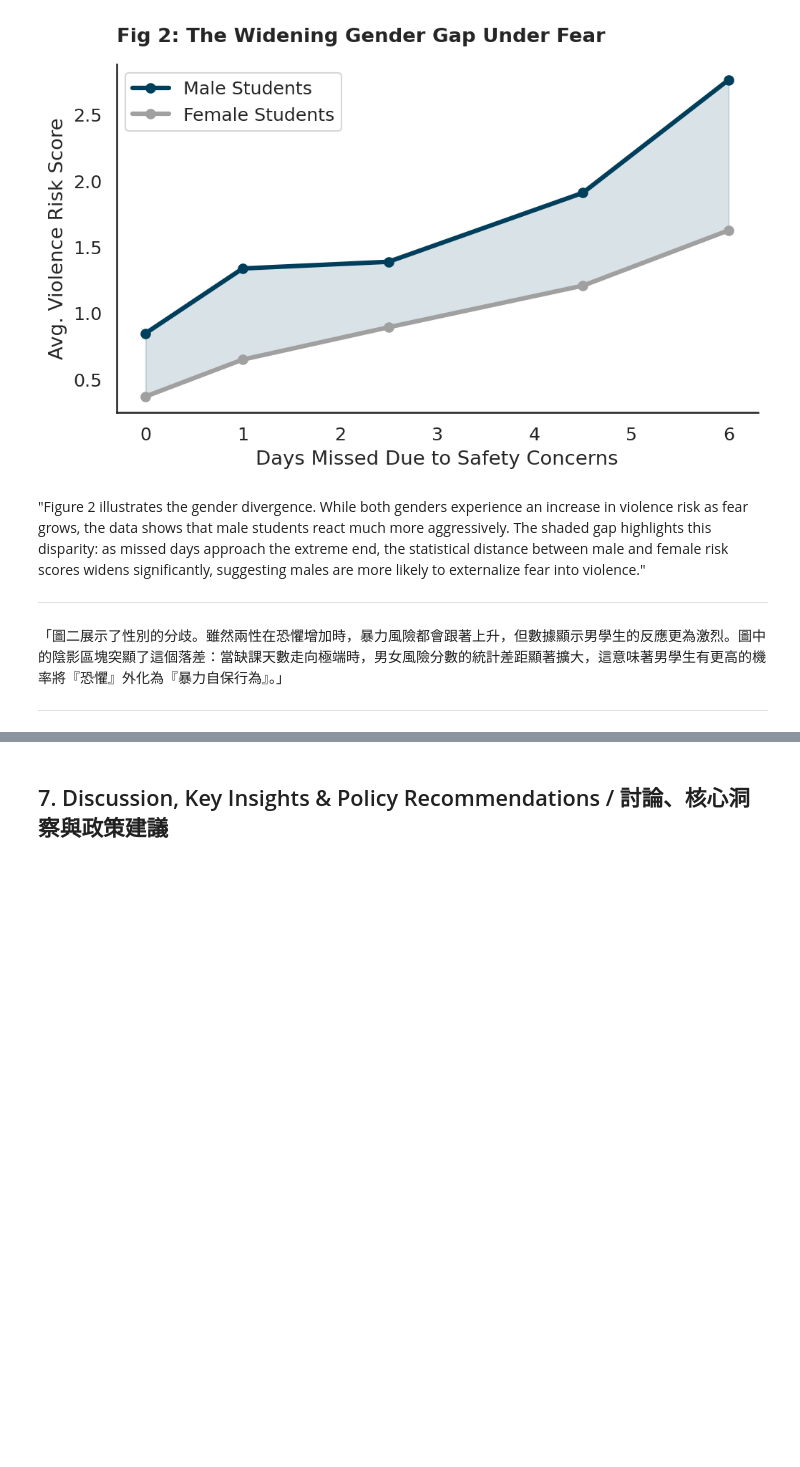
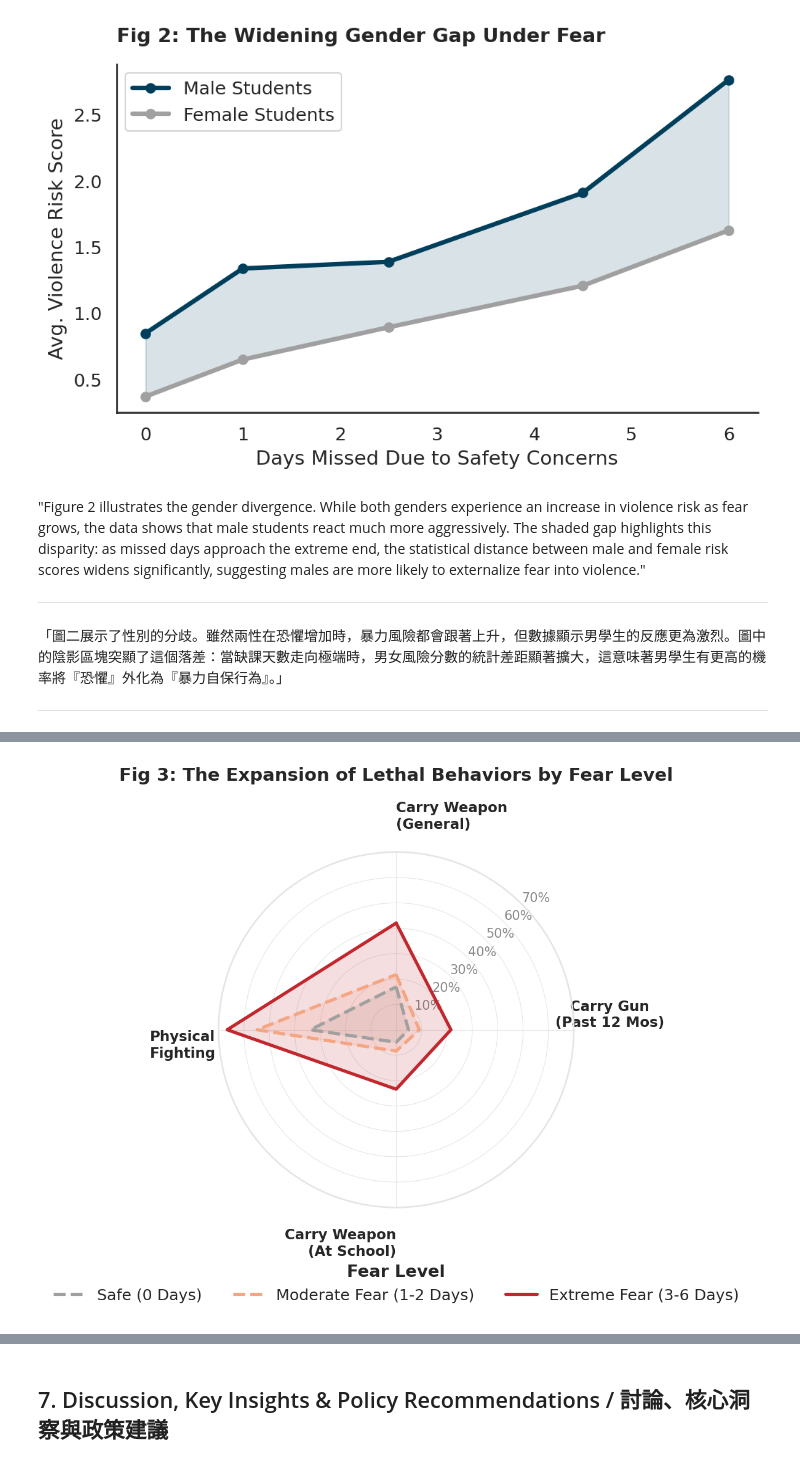
Before and after one commit to Geraldand/2026SpringStat2-Final-Individual-Project, a Jupyter notebook: notebooks / Final_Individual_Project.ipynb, the cells around one changed output, grey strips where cells are left out. Saved outputs shown, nothing was run; the diff lists cells and outputs as text; code cells hidden in the pictures; blank space fills up the shorter version.

```diff
--- a/notebooks / Final_Individual_Project.ipynb
+++ b/notebooks / Final_Individual_Project.ipynb
@@ -824,0 +457,88 @@ Passing `palette` without assigning `hue` is deprecated and will be removed in v
+# %%
+import numpy as np
+import matplotlib.pyplot as plt
+
+# ==========================================
+# Figure 3: The Risk Expansion Radar Chart (Fixed Layout)
+# ==========================================
+# 1. Define the 3 tiers of fear based on days missed
+df_plot['Fear_Tier'] = np.select(
+    [df_plot['Safety_Days_Missed'] == 0, df_plot['Safety_Days_Missed'] <= 2],
+    ['Safe (0 Days)', 'Moderate Fear (1-2 Days)'],
+    default='Extreme Fear (3-6 Days)'
+)
+
+# 2. Calculate the percentage of each behavior for the 3 tiers
+labels = ['Carry Weapon\n(General)', 'Carry Gun\n(Past 12 Mos)', 'Carry Weapon\n(At School)', 'Physical\nFighting']
+cols = [f'{c}_bin' for c in y_comps]
+
+# Calculate means and convert to percentages
+radar_data = df_plot.groupby('Fear_Tier')[cols].mean() * 100
+tiers = ['Safe (0 Days)', 'Moderate Fear (1-2 Days)', 'Extreme Fear (3-6 Days)']
+
+# 3. Set up the radar chart parameters
+angles = np.linspace(0, 2 * np.pi, len(labels), endpoint=False).tolist()
+angles += angles[:1] # Close the loop
+
+# Use a slightly wider figure to accommodate left/right text
+fig, ax = plt.subplots(figsize=(8, 7), subplot_kw=dict(polar=True), dpi=150)
+colors = ['#a0a0a0', '#f4a582', '#c1272d']
+
+# 4. Plot each tier's risk profile
+for i, tier in enumerate(tiers):
+    values = radar_data.loc[tier].tolist()
+    values += values[:1]
+
+    ax.plot(angles, values, color=colors[i], linewidth=2.5, label=tier, linestyle='solid' if i==2 else '--')
+    ax.fill(angles, values, color=colors[i], alpha=0.15)
+
+# 5. Advanced Formatting & Forced Layout
+ax.set_theta_offset(np.pi / 2)
+ax.set_theta_direction(-1)
+
+# Apply the labels to the angles
+angles_deg = np.degrees(angles[:-1])
+ax.set_thetagrids(angles_deg, labels, fontweight='bold', fontsize=11)
+
+# FIX: Manually align each label based on its position to prevent overlapping
+for label, angle in zip(ax.get_xticklabels(), angles_deg):
+    if angle == 0:
+        label.set_horizontalalignment('left')     # Right label pushes right
+    elif angle == 90:
+        label.set_horizontalalignment('center')
+        label.set_verticalalignment('bottom')     # Bottom label pushes down
+    elif angle == 180:
+        label.set_horizontalalignment('right')    # Left label pushes left
+    elif angle == 270:
+        label.set_horizontalalignment('center')
+        label.set_verticalalignment('top')        # Top label pushes up
+
+# Add some distance between the plot and the text
+ax.tick_params(axis='x', pad=15)
+
+# Clean up grids and ticks
+ax.grid(color='#E5E5E5', linestyle='-', linewidth=0.5)
+ax.spines['polar'].set_color('#E5E5E5')
+
+max_val = np.ceil(radar_data.values.max() / 10) * 10
+ax.set_rticks(np.arange(10, max_val + 10, 10))
+ax.set_rlabel_position(45) # Move % numbers to a 45-degree angle to avoid clashing with vertical text
+ax.yaxis.set_major_formatter(plt.FuncFormatter(lambda x, _: f'{x:g}%'))
+ax.tick_params(axis='y', colors='#888888', labelsize=10)
+
+# FIX: Force title position using 'y' parameter instead of 'pad'
+plt.title('Fig 3: The Expansion of Lethal Behaviors by Fear Level', fontweight='bold', y=1.18, fontsize=14)
+
+# FIX: Move legend further down
+plt.legend(loc='upper center', bbox_to_anchor=(0.5, -0.12), ncol=3, frameon=False,
+           title='Fear Level', title_fontproperties={'weight':'bold'})
+
+# FIX: Discard tight_layout() and force absolute margins
+# This guarantees the text won't be cropped and the title won't hit the top label
+fig.subplots_adjust(top=0.75, bottom=0.2, left=0.2, right=0.8)
+
+# Save figure (bbox_inches='tight' works better here in combination with subplots_adjust)
+plt.savefig('scheme1_fig3_radar_perfect.png', bbox_inches='tight', facecolor='white')
+plt.show()
+# %% [output]
+[figure, added]
```
Also changed, not shown: parts of 11 cells of this notebook.
